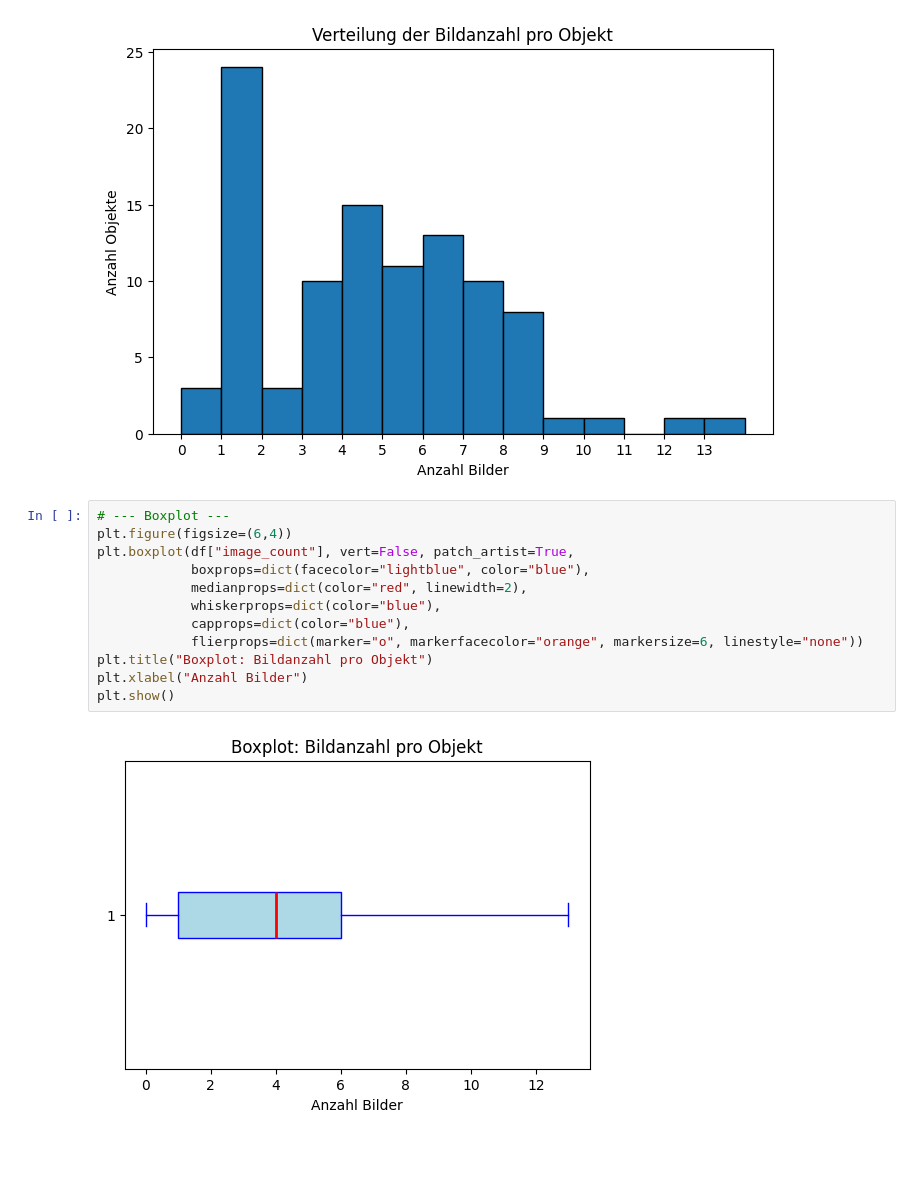
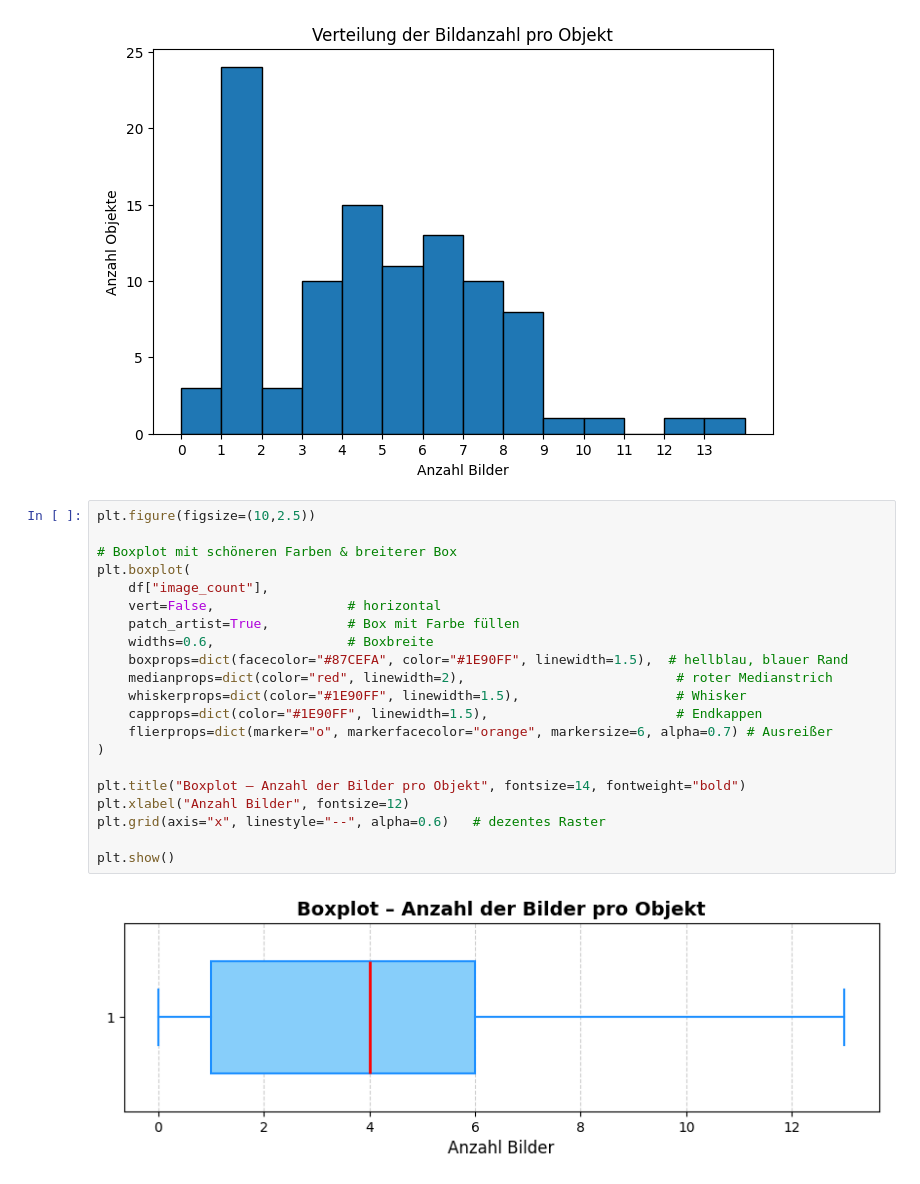
Before and after one commit to DerSaasmann/BIP_Gruppe_1, a Jupyter notebook: DataAnalyze.ipynb, the cells around one changed output. Cells and saved outputs as stored; diff of their text form; blank space fills up the shorter version.

```diff
--- a/DataAnalyze.ipynb
+++ b/DataAnalyze.ipynb
@@ -149,16 +153,25 @@ Durchschnittliche Anzahl Bilder: 4.267326732673268
 Median: 4.0
 [figure]
 # %%
-# --- Boxplot ---
-plt.figure(figsize=(6,4))
-plt.boxplot(df["image_count"], vert=False, patch_artist=True,
-            boxprops=dict(facecolor="lightblue", color="blue"),
-            medianprops=dict(color="red", linewidth=2),
-            whiskerprops=dict(color="blue"),
-            capprops=dict(color="blue"),
-            flierprops=dict(marker="o", markerfacecolor="orange", markersize=6, linestyle="none"))
-plt.title("Boxplot: Bildanzahl pro Objekt")
-plt.xlabel("Anzahl Bilder")
+plt.figure(figsize=(10,2.5))
+
+# Boxplot mit schöneren Farben & breiterer Box
+plt.boxplot(
+    df["image_count"],
+    vert=False,                 # horizontal
+    patch_artist=True,          # Box mit Farbe füllen
+    widths=0.6,                 # Boxbreite
+    boxprops=dict(facecolor="#87CEFA", color="#1E90FF", linewidth=1.5),  # hellblau, blauer Rand
+    medianprops=dict(color="red", linewidth=2),                           # roter Medianstrich
+    whiskerprops=dict(color="#1E90FF", linewidth=1.5),                    # Whisker
+    capprops=dict(color="#1E90FF", linewidth=1.5),                        # Endkappen
+    flierprops=dict(marker="o", markerfacecolor="orange", markersize=6, alpha=0.7) # Ausreißer
+)
+
+plt.title("Boxplot – Anzahl der Bilder pro Objekt", fontsize=14, fontweight="bold")
+plt.xlabel("Anzahl Bilder", fontsize=12)
+plt.grid(axis="x", linestyle="--", alpha=0.6)   # dezentes Raster
+
 plt.show()
 # %% [output]
-[figure, old version]
+[figure, new version]
```
Also changed, not shown: parts of 5 cells of this notebook.
